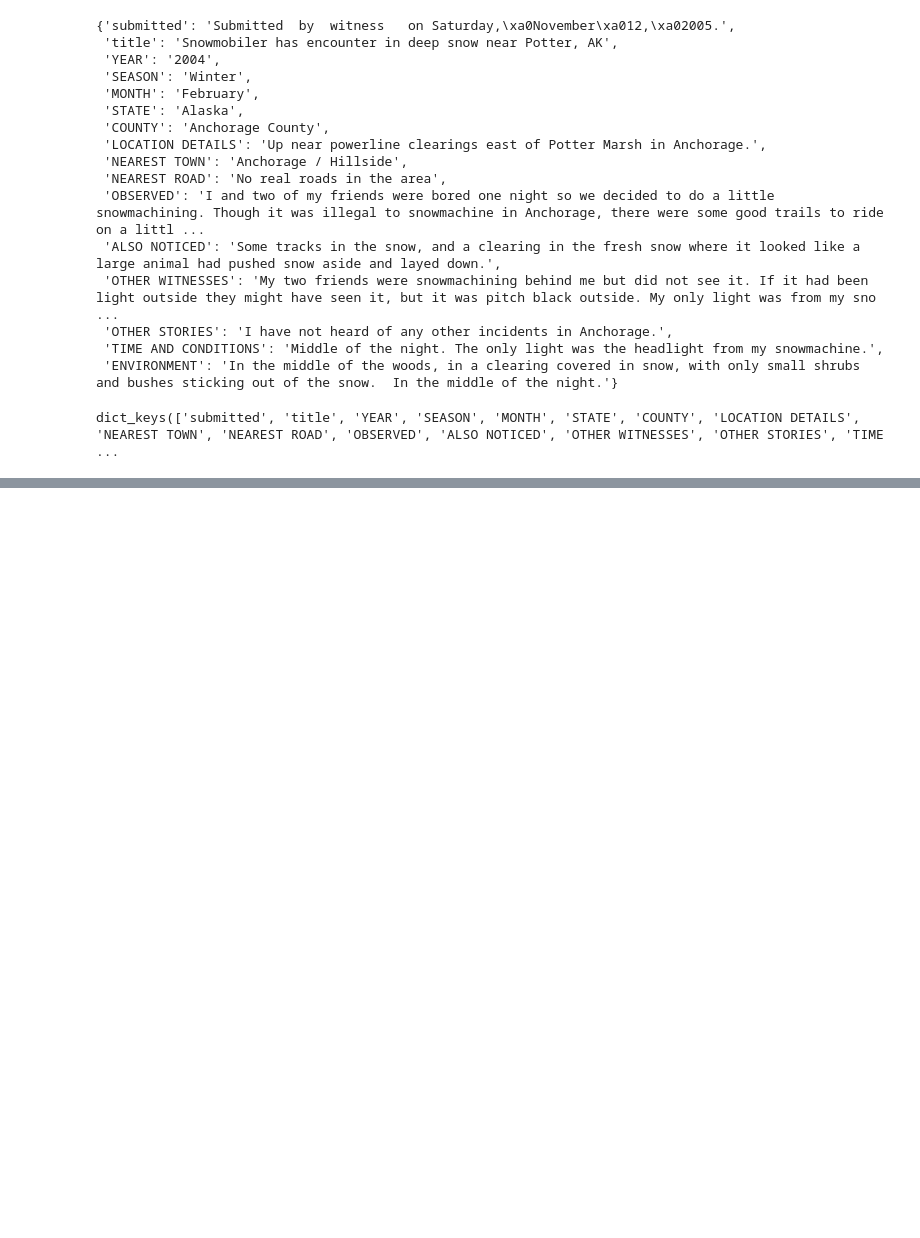
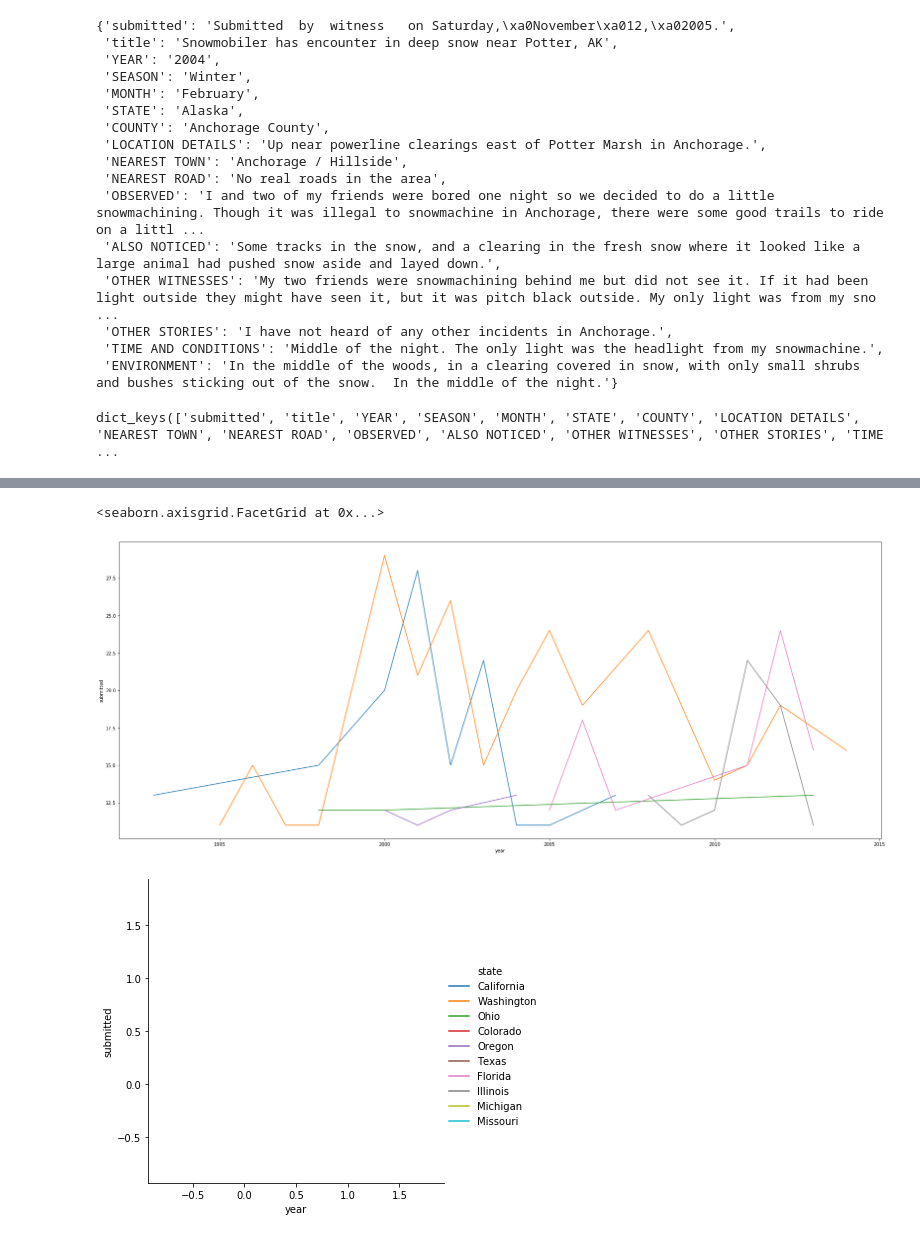
Before and after one commit to Laszarus/dsi-unsupervised-case-study-, a Jupyter notebook: notebooks/bigfoot_emh.ipynb, the cells around one changed output, grey strips where cells are left out. Drawn from its saved outputs; the diff is of its cells as text; code cells hidden in the pictures; blank space fills up the shorter version.

```diff
--- a/notebooks/bigfoot_emh.ipynb
+++ b/notebooks/bigfoot_emh.ipynb
@@ -219,0 +261,13 @@ html_df
+# %%
+eda_df_year_group_state = pd.DataFrame(eda_df.groupby(['year', 'state']).count()['submitted']).reset_index()
+#print(eda_df_year_group)
+
+
+fig, ax = pyplot.subplots(figsize=(30, 12))
+
+sns.relplot(ax = ax, x="year", y="submitted", kind="line", hue='state',  data=eda_df_year_group_state[(eda_df_year_group_state['year']>1990) & (eda_df_year_group_state['submitted']>10)])
+#fig.savefig("../images/bigfoot_year.png")
+# %% [output]
+<seaborn.axisgrid.FacetGrid at 0x...>
+[figure, added]
+[figure, added]
```
Also changed, not shown: parts of 18 cells of this notebook, 2 other files.
